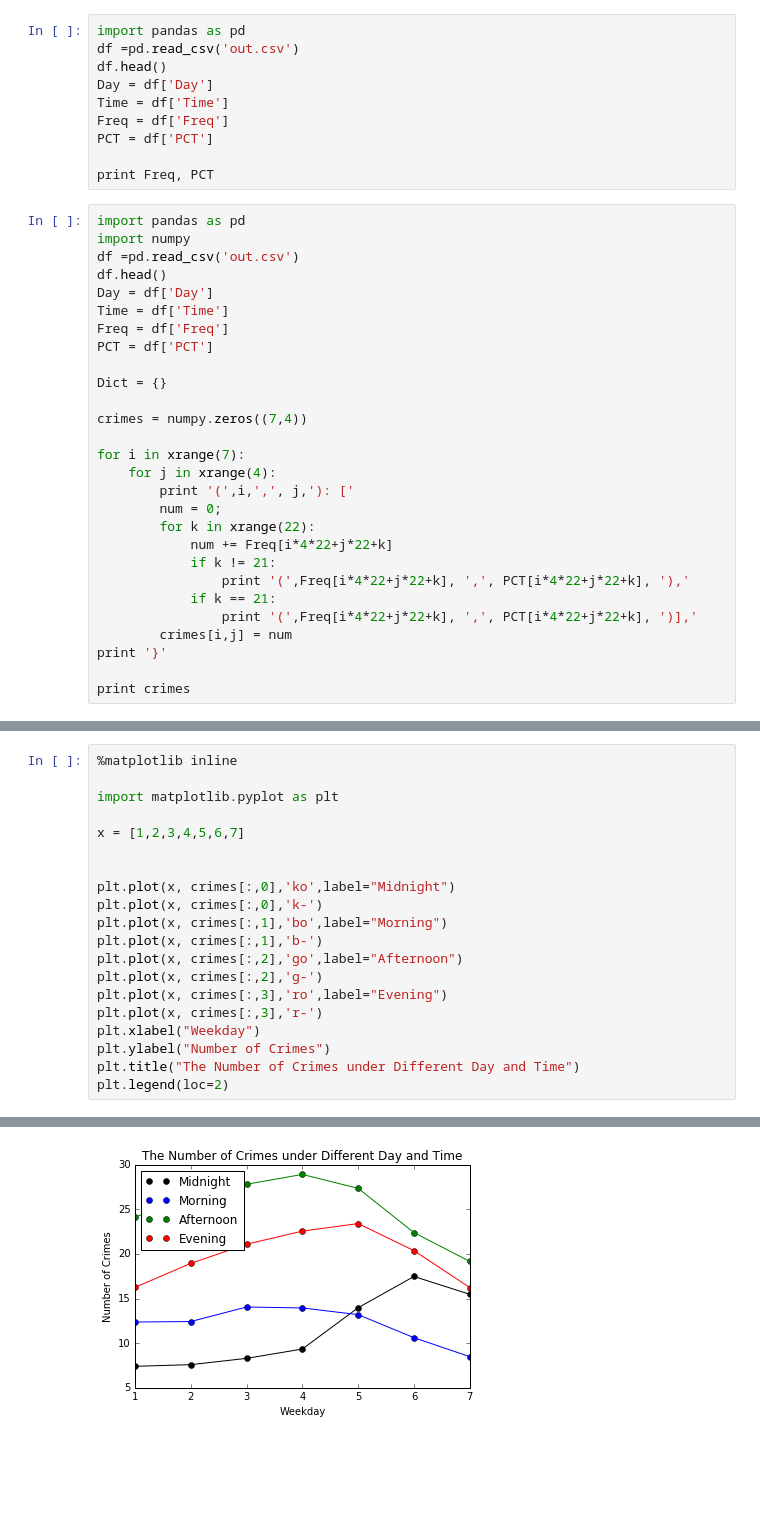
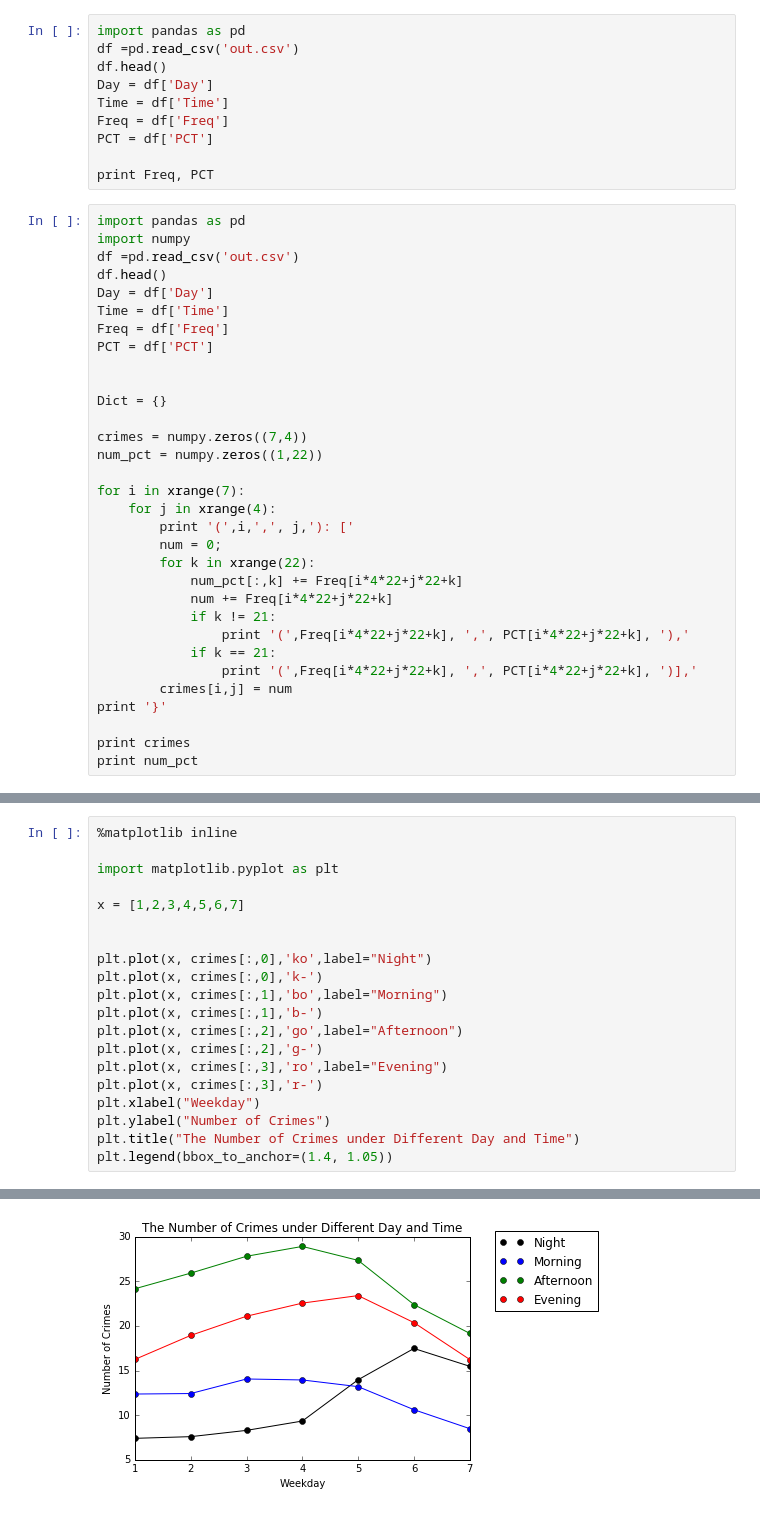
Before and after one commit to yh2866/E4990-data-science-project, a Jupyter notebook: Data_Structure_Transfer.ipynb, the cells around one changed output, grey strips where cells are left out. Drawn from its saved outputs; the diff is of its cells as text; blank space fills up the shorter version.

```diff
--- a/Data_Structure_Transfer.ipynb
+++ b/Data_Structure_Transfer.ipynb
@@ -34,15 +36,18 @@ Time = df['Time']
 Freq = df['Freq']
 PCT = df['PCT']
 
+
 Dict = {}
 
 crimes = numpy.zeros((7,4))
+num_pct = numpy.zeros((1,22))
 
 for i in xrange(7):
     for j in xrange(4):
         print '(',i,',', j,'): ['
         num = 0;
         for k in xrange(22):
+            num_pct[:,k] += Freq[i*4*22+j*22+k]
             num += Freq[i*4*22+j*22+k]
             if k != 21:
                 print '(',Freq[i*4*22+j*22+k], ',', PCT[i*4*22+j*22+k], '),'
@@ -52,6 +57,7 @@ for i in xrange(7):
 print '}'
 
 print crimes
+print num_pct
 # %% [output]
 ( 0 , 0 ): [
 ( 0.344444444 , 1 ),
@@ -73,23 +84,23 @@ print crimes
 # %%
 %matplotlib inline
 
 import matplotlib.pyplot as plt
 
 x = [1,2,3,4,5,6,7]
 
 
-plt.plot(x, crimes[:,0],'ko',label="Midnight")
+plt.plot(x, crimes[:,0],'ko',label="Night")
 plt.plot(x, crimes[:,0],'k-')
 plt.plot(x, crimes[:,1],'bo',label="Morning")
 plt.plot(x, crimes[:,1],'b-')
 plt.plot(x, crimes[:,2],'go',label="Afternoon")
 plt.plot(x, crimes[:,2],'g-')
 plt.plot(x, crimes[:,3],'ro',label="Evening")
 plt.plot(x, crimes[:,3],'r-')
 plt.xlabel("Weekday")
 plt.ylabel("Number of Crimes")
 plt.title("The Number of Crimes under Different Day and Time")
-plt.legend(loc=2)
+plt.legend(bbox_to_anchor=(1.4, 1.05))
 # %% [output]
 <matplotlib.legend.Legend at 0x...>
-[figure, old version]
+[figure, new version]
```
Also changed, not shown: parts of 5 cells of this notebook, 2 other files.
